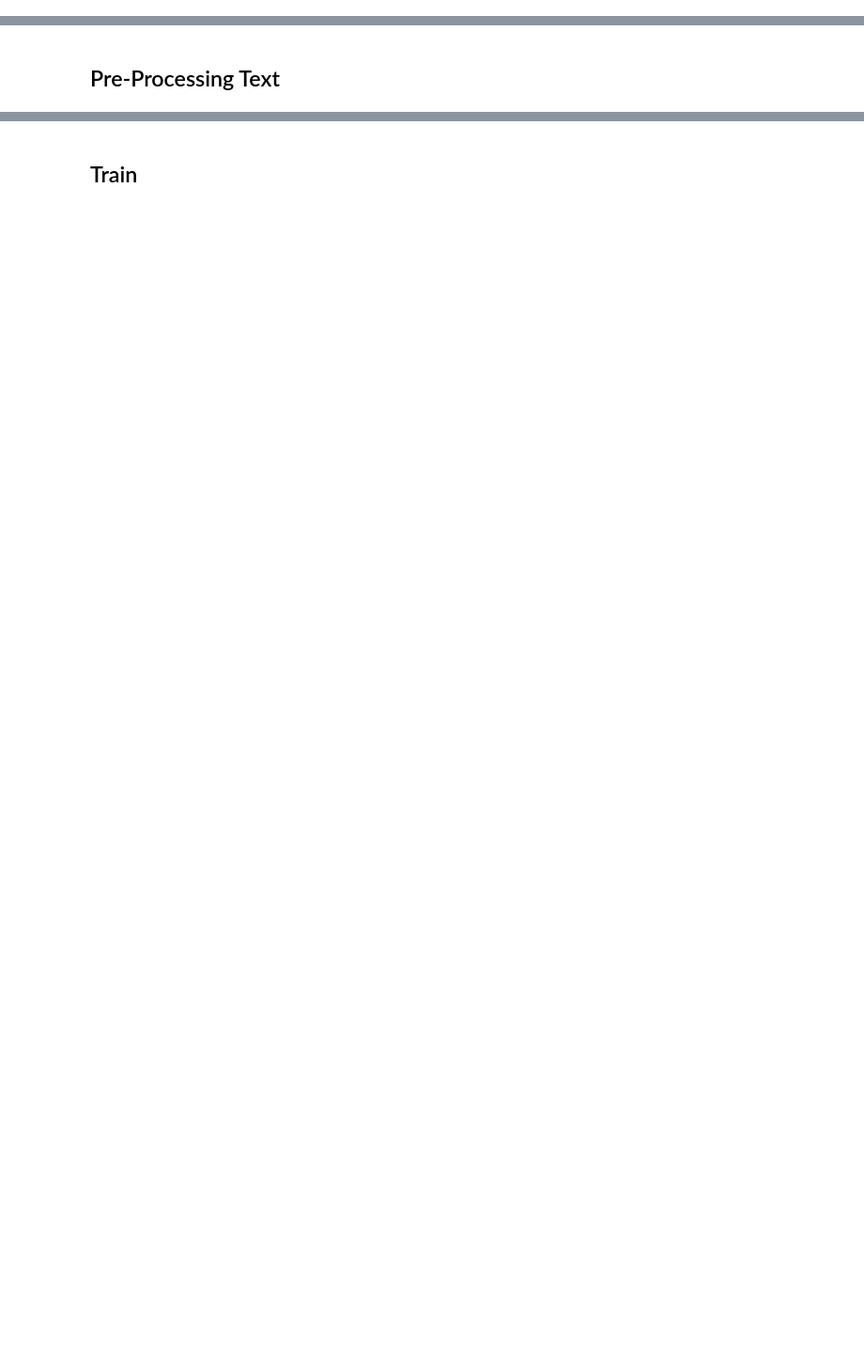
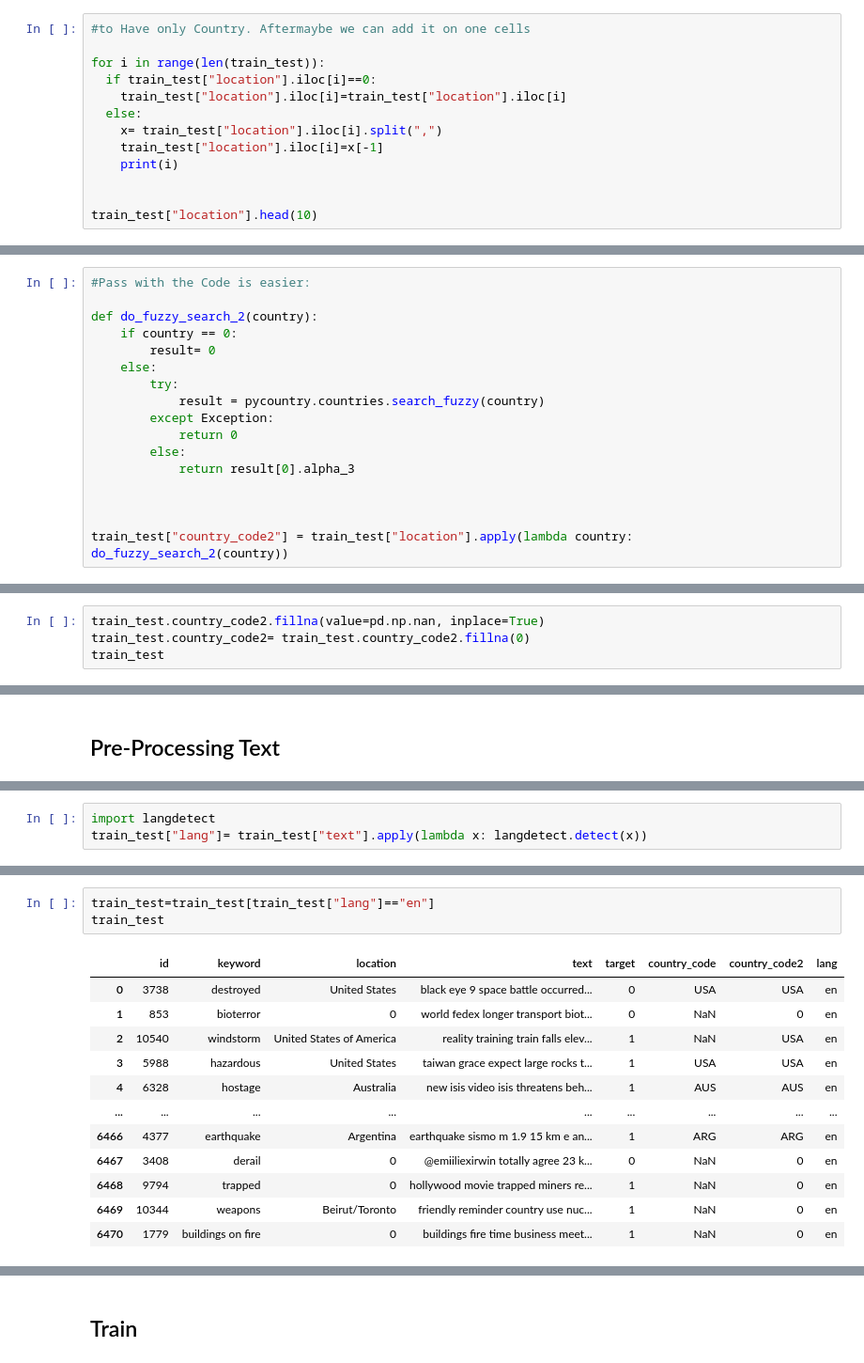
Before and after one commit to alexerne-git/ML-Zoom, a Jupyter notebook: Code/Projet ML.ipynb, the cells around one changed output, grey strips where cells are left out. Shown at 94% size. Saved outputs shown, nothing was run; the diff lists cells and outputs as text; blank space fills up the shorter version.

```diff
--- a/Code/Projet ML.ipynb
+++ b/Code/Projet ML.ipynb
@@ -183,0 +253,13 @@ train
+# %%
+#to Have only Country. Aftermaybe we can add it on one cells
+
+for i in range(len(train_test)):
+  if train_test["location"].iloc[i]==0:
+    train_test["location"].iloc[i]=train_test["location"].iloc[i]
+  else:
+    x= train_test["location"].iloc[i].split(",")
+    train_test["location"].iloc[i]=x[-1]
+    print(i)
+
+
+train_test["location"].head(10)
@@ -183,0 +334,17 @@ train
+# %%
+#Pass with the Code is easier:
+
+def do_fuzzy_search_2(country):
+    if country == 0:
+        result= 0
+    else:
+        try:
+            result = pycountry.countries.search_fuzzy(country)
+        except Exception:
+            return 0
+        else:
+            return result[0].alpha_3
+
+
+
+train_test["country_code2"] = train_test["location"].apply(lambda country: do_fuzzy_search_2(country))
@@ -183,0 +368,4 @@ train
+# %%
+train_test.country_code2.fillna(value=pd.np.nan, inplace=True)
+train_test.country_code2= train_test.country_code2.fillna(0)
+train_test
@@ -185,0 +404,3 @@ train
+# %%
+import langdetect
+train_test["lang"]= train_test["text"].apply(lambda x: langdetect.detect(x))
@@ -185,0 +413,16 @@ train
+# %%
+train_test=train_test[train_test["lang"]=="en"]
+train_test
+# %% [output]
+|  | id | keyword | location | text | target | country_code | country_code2 | lang |
+| 0 | 3738 | destroyed | United States | black eye 9 space battle occurred... | 0 | USA | USA | en |
+| 1 | 853 | bioterror | 0 | world fedex longer transport biot... | 0 | NaN | 0 | en |
+| 2 | 10540 | windstorm | United States of America | reality training train falls elev... | 1 | NaN | USA | en |
+| 3 | 5988 | hazardous | United States | taiwan grace expect large rocks t... | 1 | USA | USA | en |
+| 4 | 6328 | hostage | Australia | new isis video isis threatens beh... | 1 | AUS | AUS | en |
+| ... | ... | ... | ... | ... | ... | ... | ... | ... |
+| 6466 | 4377 | earthquake | Argentina | earthquake sismo m 1.9 15 km e an... | 1 | ARG | ARG | en |
+| 6467 | 3408 | derail | 0 | @emiiliexirwin totally agree 23 k... | 0 | NaN | 0 | en |
+| 6468 | 9794 | trapped | 0 | hollywood movie trapped miners re... | 1 | NaN | 0 | en |
+| 6469 | 10344 | weapons | Beirut/Toronto | friendly reminder country use nuc... | 1 | NaN | 0 | en |
+| 6470 | 1779 | buildings on fire | 0 | buildings fire time business meet... | 1 | NaN | 0 | en |
```
Also changed, not shown: parts of 29 cells of this notebook, 1 other file.
